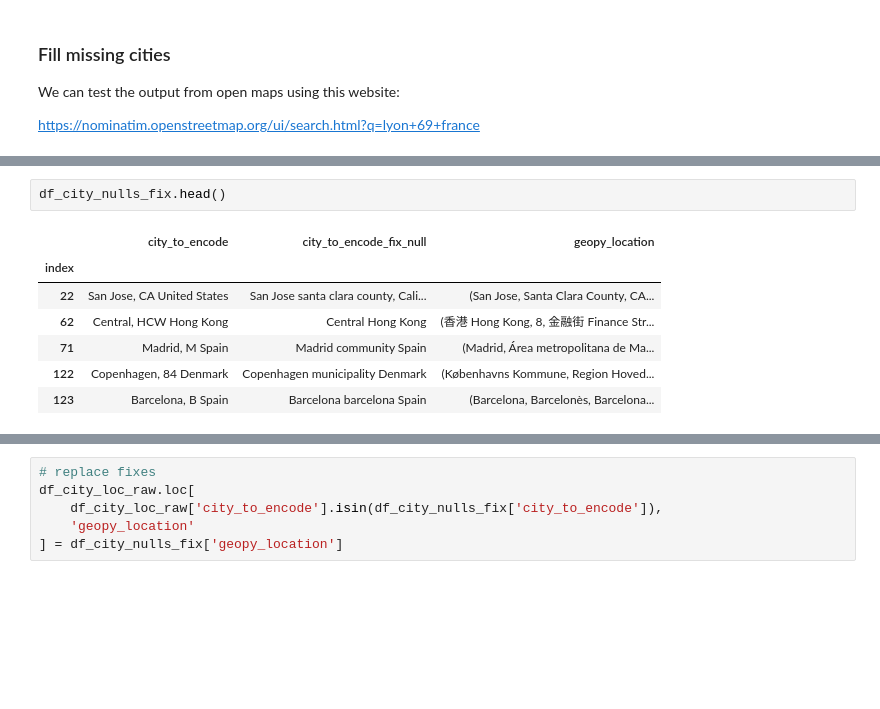
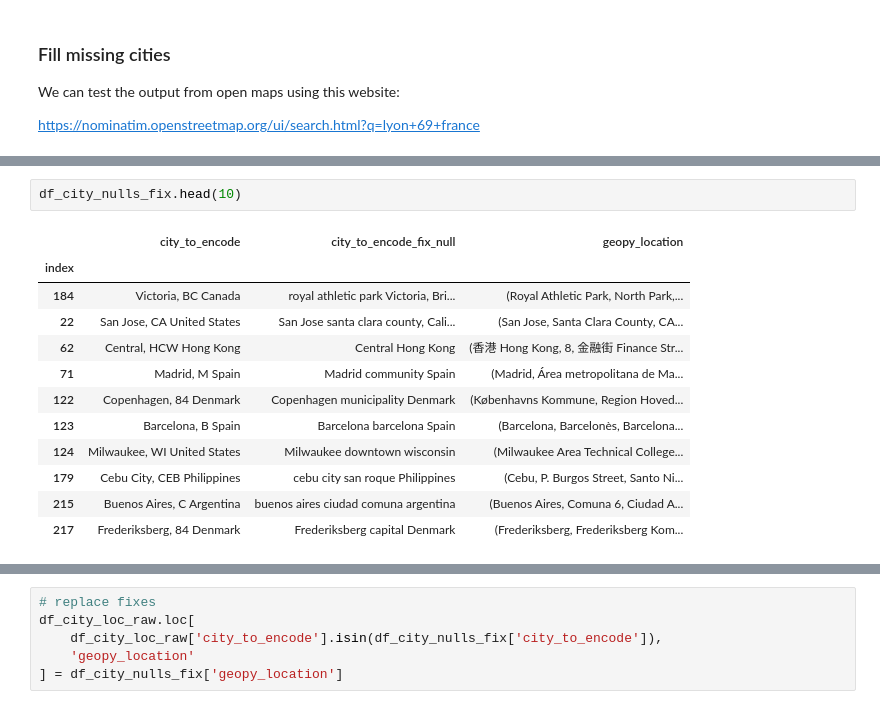
Before and after one commit to nazanin-zinouri/subclu, a Jupyter notebook: notebooks/city_local/djb_01.01-get_lat_and_long_for_target_cities_mvp.ipynb, the cells around one changed output, grey strips where cells are left out. Cells and saved outputs as stored; diff of their text form; blank space fills up the shorter version.

```diff
--- a/notebooks/city_local/djb_01.01-get_lat_and_long_for_target_cities_mvp.ipynb
+++ b/notebooks/city_local/djb_01.01-get_lat_and_long_for_target_cities_mvp.ipynb
@@ -418,10 +426,15 @@ Wall time: 4.89 s
 # %%
-df_city_nulls_fix.head()
+df_city_nulls_fix.head(10)
 # %% [output]
 |  | city_to_encode | city_to_encode_fix_null | geopy_location |
 | index |  |  |  |
+| 184 | Victoria, BC Canada | royal athletic park Victoria, Bri... | (Royal Athletic Park, North Park,... |
 | 22 | San Jose, CA United States | San Jose santa clara county, Cali... | (San Jose, Santa Clara County, CA... |
 | 62 | Central, HCW Hong Kong | Central Hong Kong | (香港 Hong Kong, 8, 金融街 Finance Str... |
 | 71 | Madrid, M Spain | Madrid community Spain | (Madrid, Área metropolitana de Ma... |
 | 122 | Copenhagen, 84 Denmark | Copenhagen municipality Denmark | (Københavns Kommune, Region Hoved... |
 | 123 | Barcelona, B Spain | Barcelona barcelona Spain | (Barcelona, Barcelonès, Barcelona... |
+| 124 | Milwaukee, WI United States | Milwaukee downtown wisconsin | (Milwaukee Area Technical College... |
+| 179 | Cebu City, CEB Philippines | cebu city san roque Philippines | (Cebu, P. Burgos Street, Santo Ni... |
+| 215 | Buenos Aires, C Argentina | buenos aires ciudad comuna argentina | (Buenos Aires, Comuna 6, Ciudad A... |
+| 217 | Frederiksberg, 84 Denmark | Frederiksberg capital Denmark | (Frederiksberg, Frederiksberg Kom... |
```
Also changed, not shown: parts of 6 cells of this notebook, 2 other files.
